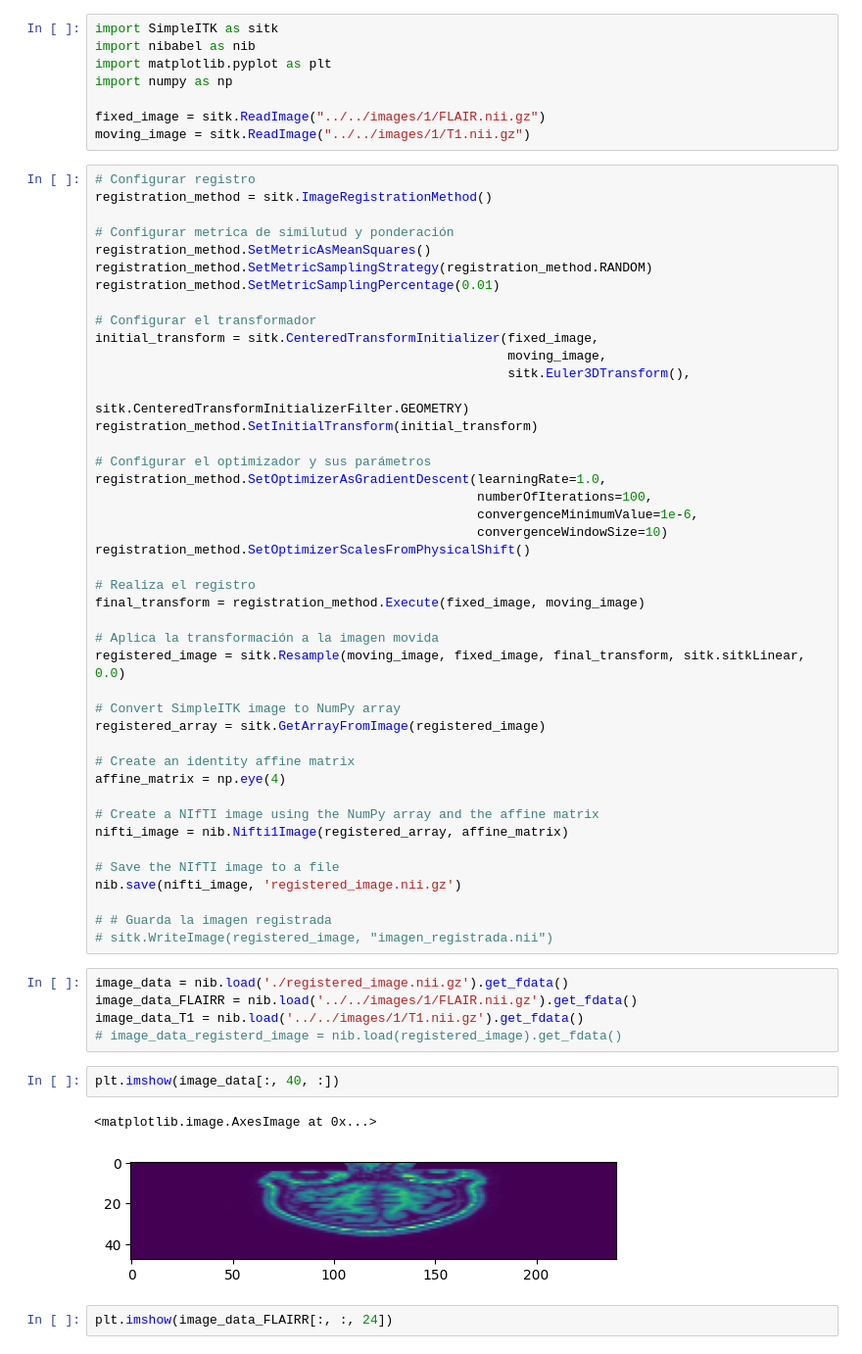
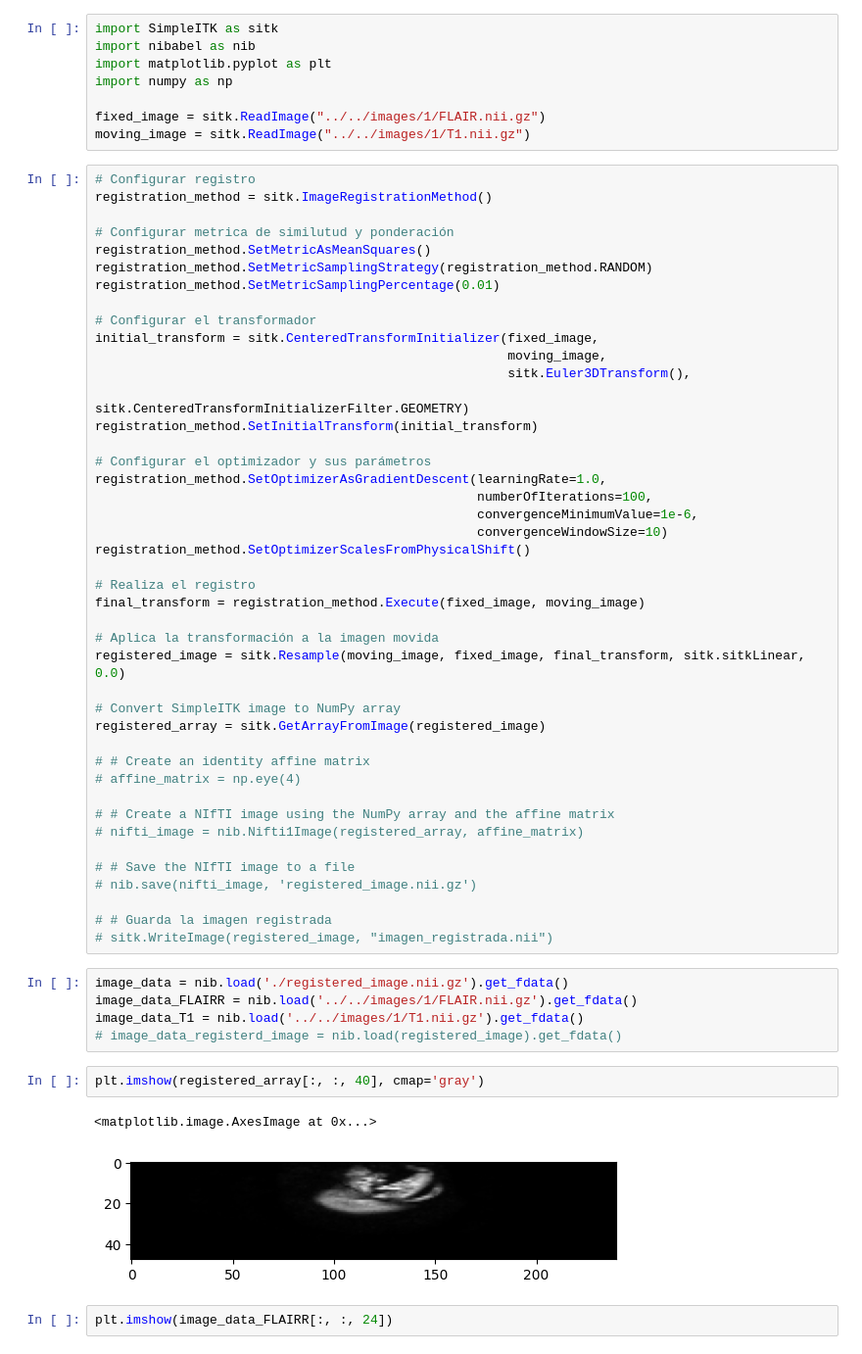
Before and after one commit to josegabjimenez/proyecto-procesamiento-imagenes, a Jupyter notebook: notebooks/register/register.ipynb, the cells around one changed output. Shown: that part at 98% size. Cells and saved outputs as stored; diff of their text form.

```diff
--- a/notebooks/register/register.ipynb
+++ b/notebooks/register/register.ipynb
@@ -38,14 +38,14 @@ registered_image = sitk.Resample(moving_image, fixed_image, final_transform, sit
 # Convert SimpleITK image to NumPy array
 registered_array = sitk.GetArrayFromImage(registered_image)
 
-# Create an identity affine matrix
-affine_matrix = np.eye(4)
+# # Create an identity affine matrix
+# affine_matrix = np.eye(4)
 
-# Create a NIfTI image using the NumPy array and the affine matrix
-nifti_image = nib.Nifti1Image(registered_array, affine_matrix)
+# # Create a NIfTI image using the NumPy array and the affine matrix
+# nifti_image = nib.Nifti1Image(registered_array, affine_matrix)
 
-# Save the NIfTI image to a file
-nib.save(nifti_image, 'registered_image.nii.gz')
+# # Save the NIfTI image to a file
+# nib.save(nifti_image, 'registered_image.nii.gz')
 
 # # Guarda la imagen registrada
 # sitk.WriteImage(registered_image, "imagen_registrada.nii")
@@ -55,10 +55,10 @@ image_data_FLAIRR = nib.load('../../images/1/FLAIR.nii.gz').get_fdata()
 image_data_T1 = nib.load('../../images/1/T1.nii.gz').get_fdata()
 # image_data_registerd_image = nib.load(registered_image).get_fdata()
 # %%
-plt.imshow(image_data[:, 40, :])
+plt.imshow(registered_array[:, :, 40], cmap='gray')
 # %% [output]
 <matplotlib.image.AxesImage at 0x...>
-[figure, old version]
+[figure, new version]
 # %%
 plt.imshow(image_data_FLAIRR[:, :, 24])
 # %% [output]
```
Also changed, not shown: 8 other files.
